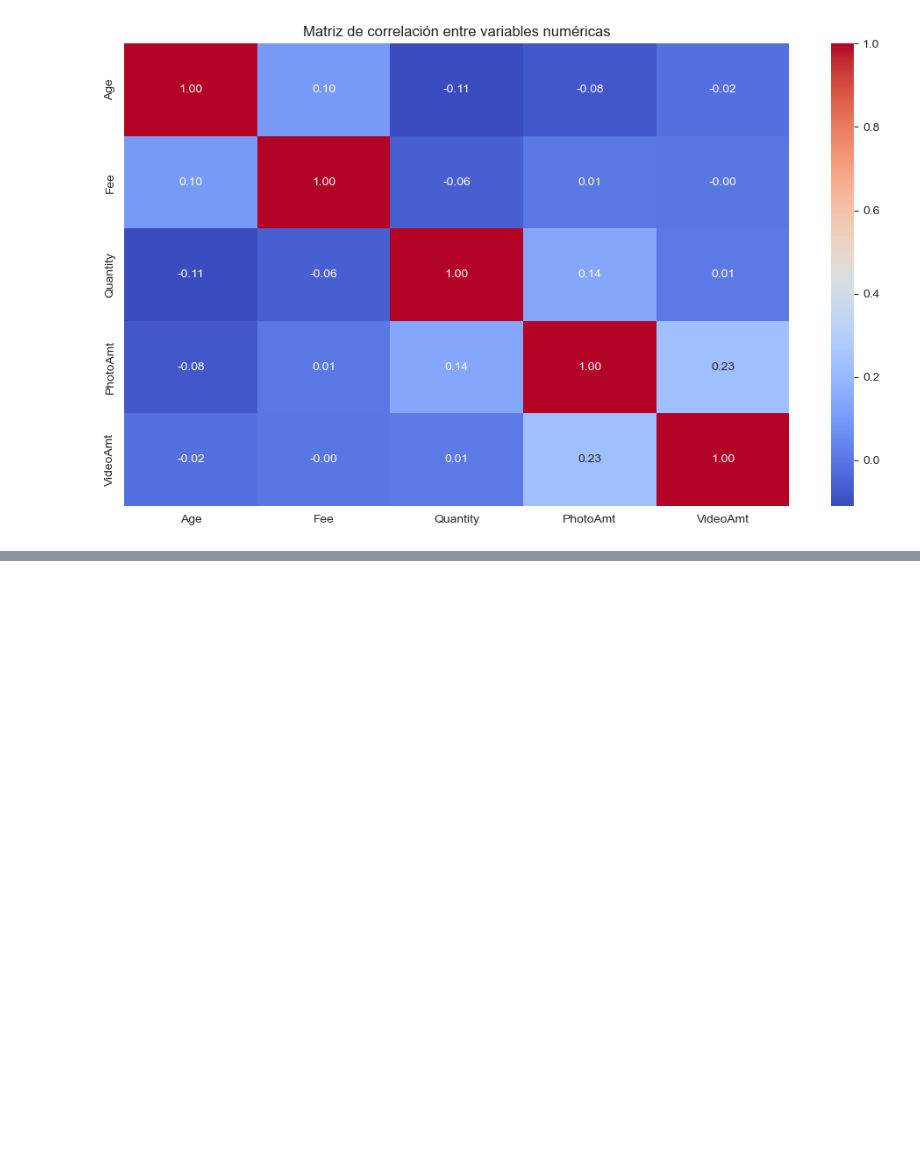
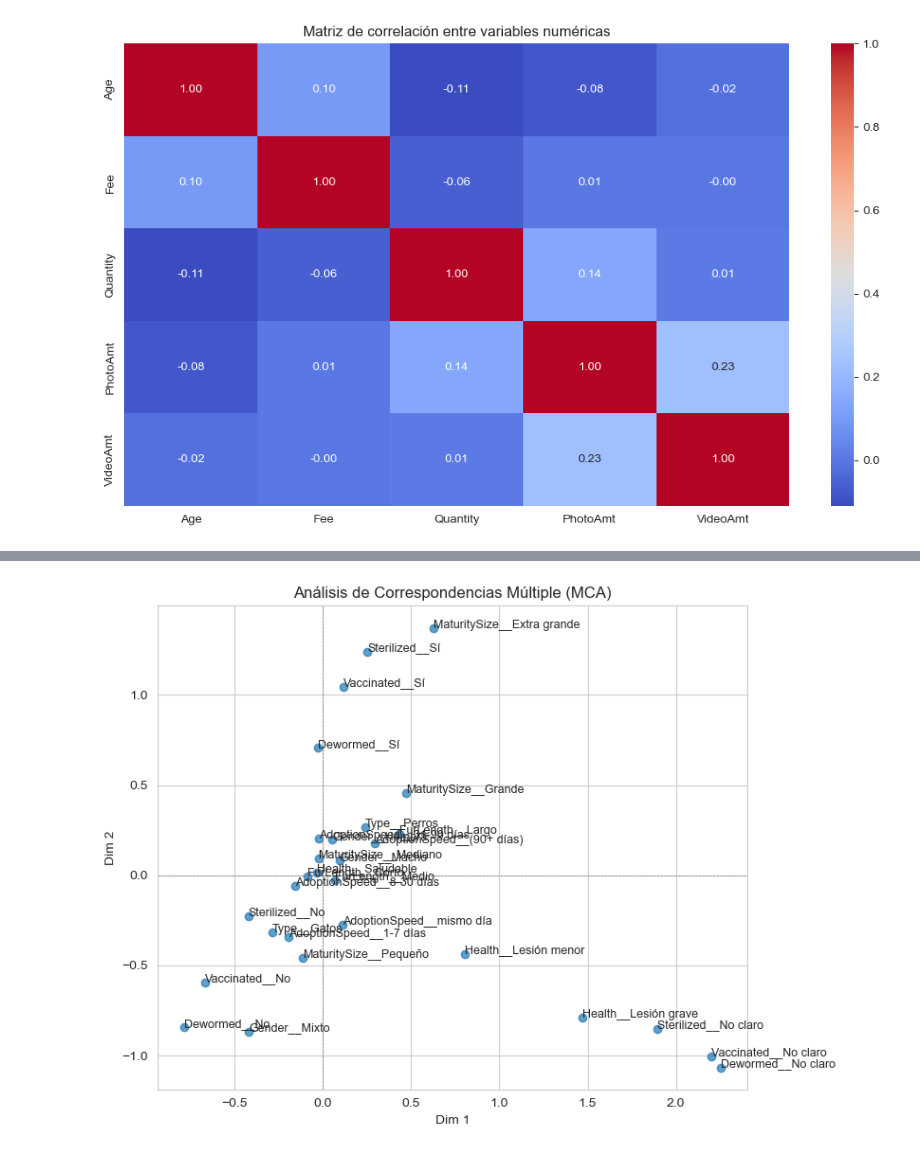
Before and after one commit to ctalamilla/austral-mcd-ldi2, a Jupyter notebook: TP_Grupo7_LDI2.ipynb, the cells around one changed output, grey strips where cells are left out. Saved outputs shown, nothing was run; the diff lists cells and outputs as text; code cells hidden in the pictures; blank space fills up the shorter version.

```diff
--- a/TP_Grupo7_LDI2.ipynb
+++ b/TP_Grupo7_LDI2.ipynb
@@ -667,0 +755,45 @@ plt.show()
+# %%
+# Variables categóricas
+cat_cols = [
+    'Type', 'Gender', 'MaturitySize', 'FurLength',
+    'Vaccinated', 'Dewormed', 'Sterilized', 'Health',
+    'AdoptionSpeed'
+]
+
+# Subset y aseguramos que todas sean categóricas
+df_mca = df_expl[cat_cols].copy()
+for col in df_mca.columns:
+    df_mca[col] = df_mca[col].astype('category')
+
+# Crear y ajustar modelo MCA
+mca = prince.MCA(
+    n_components=2,
+    n_iter=5,
+    copy=True,
+    check_input=True,
+    engine='sklearn',  # <-- CORREGIDO
+    random_state=42
+)
+
+mca = mca.fit(df_mca)
+
+# Coordenadas de las categorías
+coords = mca.column_coordinates(df_mca)
+
+# Visualización
+plt.figure(figsize=(8, 6))
+plt.scatter(coords[0], coords[1], alpha=0.7)
+
+for i, label in enumerate(coords.index):
+    plt.text(coords.iloc[i, 0], coords.iloc[i, 1], label, fontsize=9)
+
+plt.title('Análisis de Correspondencias Múltiple (MCA)')
+plt.xlabel('Dim 1')
+plt.ylabel('Dim 2')
+plt.axhline(0, color='gray', linestyle='--', linewidth=0.5)
+plt.axvline(0, color='gray', linestyle='--', linewidth=0.5)
+plt.grid(True)
+plt.tight_layout()
+plt.show()
+# %% [output]
+[figure, added]
```
Also changed, not shown: parts of 8 cells of this notebook.
